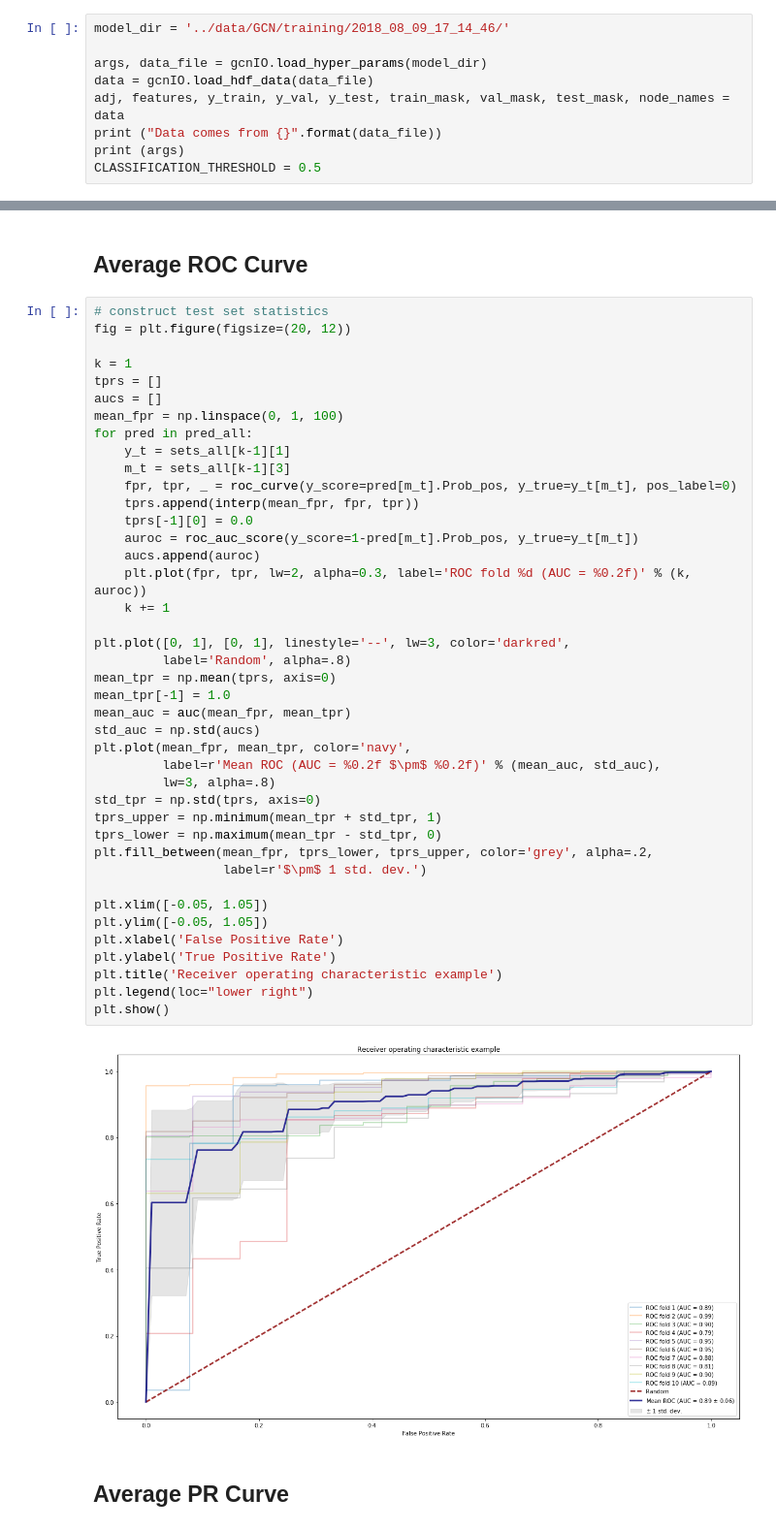
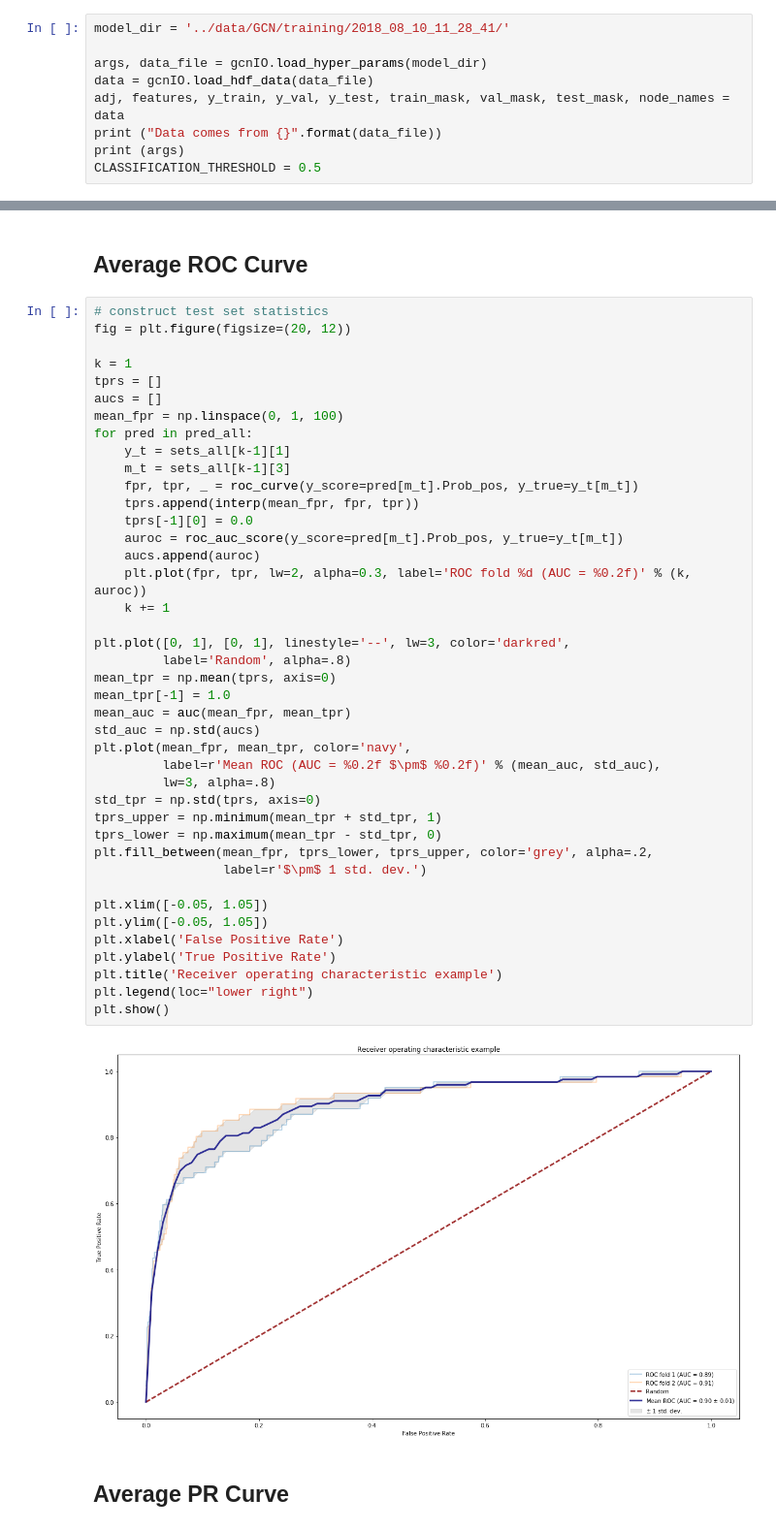
Before and after one commit to schulter/EMOGI, a Jupyter notebook: GCN/cv_performance.ipynb, the cells around one changed output, grey strips where cells are left out. Shown at 97% size. Drawn from its saved outputs; the diff is of its cells as text.

Commit message:
K-Fold CV now working.
But it still contains a bug in the plotting maybe. The second fold was performing okay but the monitoring did not show progress.

```diff
--- a/GCN/cv_performance.ipynb
+++ b/GCN/cv_performance.ipynb
@@ -12,7 +12,7 @@ import matplotlib.pyplot as plt
 import seaborn
 %matplotlib inline
 # %%
-model_dir = '../data/GCN/training/2018_08_09_17_14_46/'
+model_dir = '../data/GCN/training/2018_08_10_11_28_41/'
 
 args, data_file = gcnIO.load_hyper_params(model_dir)
 data = gcnIO.load_hdf_data(data_file)
@@ -53,38 +53,38 @@ mean_fpr = np.linspace(0, 1, 100)
 for pred in pred_all:
     y_t = sets_all[k-1][1]
     m_t = sets_all[k-1][3]
-    fpr, tpr, _ = roc_curve(y_score=pred[m_t].Prob_pos, y_true=y_t[m_t], pos_label=0)
+    fpr, tpr, _ = roc_curve(y_score=pred[m_t].Prob_pos, y_true=y_t[m_t])
     tprs.append(interp(mean_fpr, fpr, tpr))
     tprs[-1][0] = 0.0
-    auroc = roc_auc_score(y_score=1-pred[m_t].Prob_pos, y_true=y_t[m_t])
+    auroc = roc_auc_score(y_score=pred[m_t].Prob_pos, y_true=y_t[m_t])
     aucs.append(auroc)
     plt.plot(fpr, tpr, lw=2, alpha=0.3, label='ROC fold %d (AUC = %0.2f)' % (k, auroc))
     k += 1
 
 plt.plot([0, 1], [0, 1], linestyle='--', lw=3, color='darkred',
          label='Random', alpha=.8)
 mean_tpr = np.mean(tprs, axis=0)
 mean_tpr[-1] = 1.0
 mean_auc = auc(mean_fpr, mean_tpr)
 std_auc = np.std(aucs)
 plt.plot(mean_fpr, mean_tpr, color='navy',
          label=r'Mean ROC (AUC = %0.2f $\pm$ %0.2f)' % (mean_auc, std_auc),
          lw=3, alpha=.8)
 std_tpr = np.std(tprs, axis=0)
 tprs_upper = np.minimum(mean_tpr + std_tpr, 1)
 tprs_lower = np.maximum(mean_tpr - std_tpr, 0)
 plt.fill_between(mean_fpr, tprs_lower, tprs_upper, color='grey', alpha=.2,
                  label=r'$\pm$ 1 std. dev.')
 
 plt.xlim([-0.05, 1.05])
 plt.ylim([-0.05, 1.05])
 plt.xlabel('False Positive Rate')
 plt.ylabel('True Positive Rate')
 plt.title('Receiver operating characteristic example')
 plt.legend(loc="lower right")
 plt.show()
 # %% [output]
-[figure, old version]
+[figure, new version]
 # %% [markdown]
 ## Average PR Curve
 # %%
```
Also changed, not shown: parts of 3 cells of this notebook, 2 other files.
